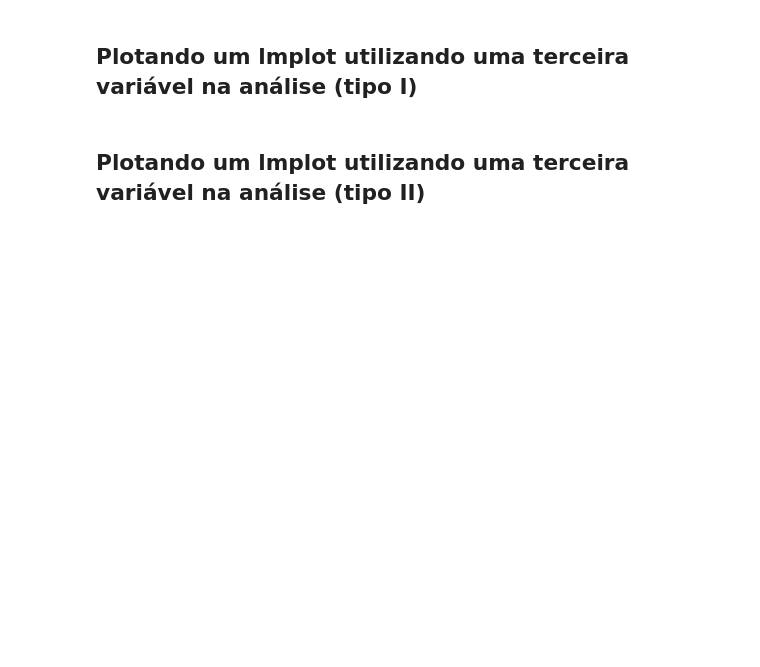
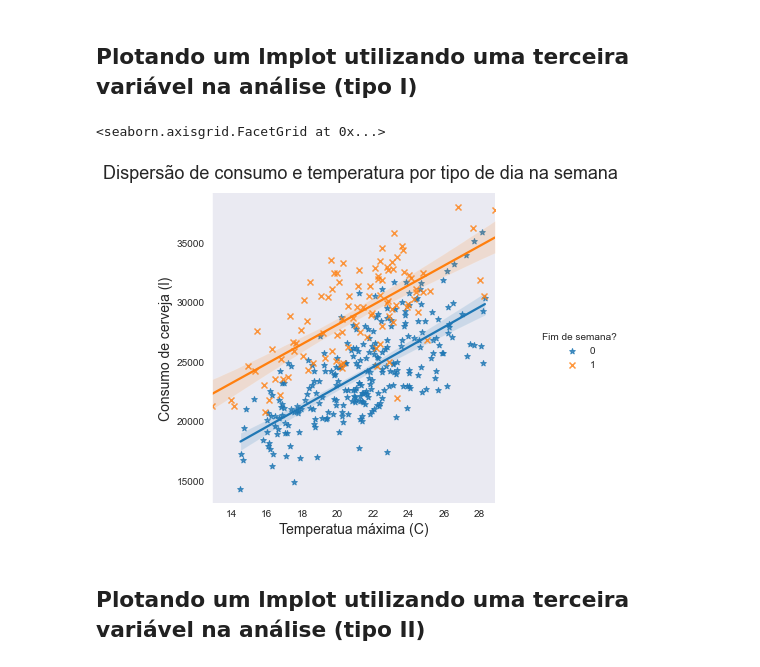
Before and after one commit to Thiagodcfarias/Projetos-Data-Science, a Jupyter notebook: Regression/Alura-beer-consumption/model.ipynb, the cells around one changed output. Drawn from its saved outputs; the diff is of its cells as text; code cells hidden in the pictures; blank space fills up the shorter version.

```diff
--- a/Regression/Alura-beer-consumption/model.ipynb
+++ b/Regression/Alura-beer-consumption/model.ipynb
@@ -248,4 +265,14 @@ https://seaborn.pydata.org/generated/seaborn.lmplot.html?highlight=lmplot#seabor
 # %% [markdown]
 ## Plotando um lmplot utilizando uma terceira variável na análise (tipo I)
+# %%
+ax = sns.lmplot(data = df, y = 'consumo',x = 'temp_media', hue = 'fds', markers = ['*','x'], legend = 0)
+ax.fig.suptitle('Dispersão de consumo e temperatura por tipo de dia na semana', y = 1.05, fontsize = 18)
+ax.set_xlabels('Temperatua máxima (C)', fontsize = 14)
+ax.set_ylabels('Consumo de cerveja (l)', fontsize = 14)
+ax.add_legend(title ='Fim de semana?')
+ax
+# %% [output]
+<seaborn.axisgrid.FacetGrid at 0x...>
+[figure, added]
 # %% [markdown]
 ## Plotando um lmplot utilizando uma terceira variável na análise (tipo II)
```
Also changed, not shown: parts of 27 cells of this notebook.
